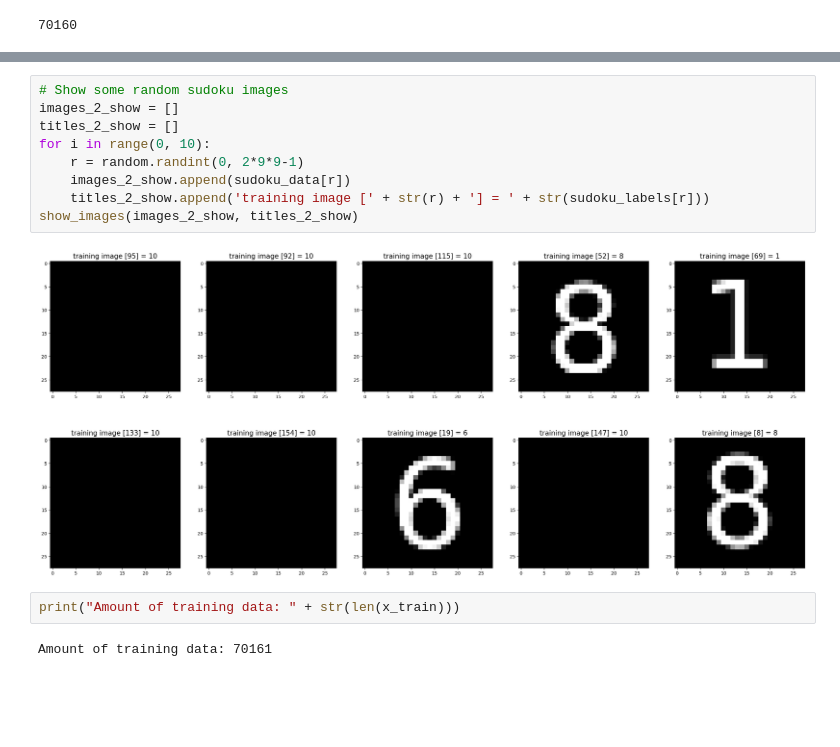
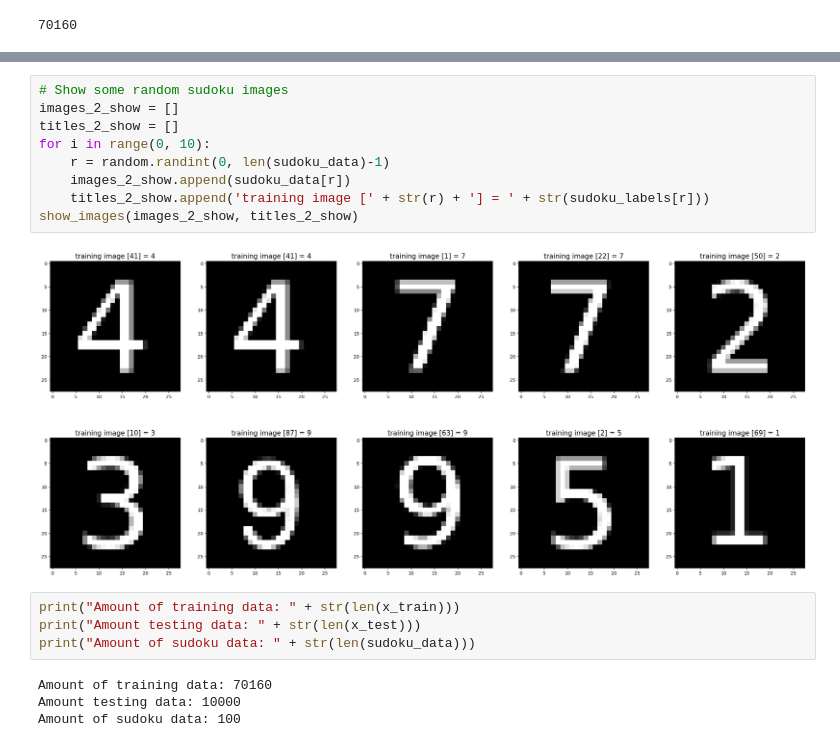
Before and after one commit to TijlJappens/NumberRecognition, a Jupyter notebook: NumberRecognitionTraining/Execution.ipynb, the cells around one changed output, grey strips where cells are left out. Drawn from its saved outputs; the diff is of its cells as text; blank space fills up the shorter version.

Commit message:
I replaced the amount of numbers detected with 10 (zero through 9). Now, to detect the empty, just use a different method.

```diff
--- a/NumberRecognitionTraining/Execution.ipynb
+++ b/NumberRecognitionTraining/Execution.ipynb
@@ -113,16 +142,20 @@ sudoku_labels=sudoku_labels+y2
 # %%
 # Show some random sudoku images
 images_2_show = []
 titles_2_show = []
 for i in range(0, 10):
-    r = random.randint(0, 2*9*9-1)
+    r = random.randint(0, len(sudoku_data)-1)
     images_2_show.append(sudoku_data[r])
     titles_2_show.append('training image [' + str(r) + '] = ' + str(sudoku_labels[r]))
 show_images(images_2_show, titles_2_show)
 # %% [output]
-[figure, old version]
+[figure, new version]
 # %%
 print("Amount of training data: " + str(len(x_train)))
+print("Amount testing data: " + str(len(x_test)))
+print("Amount of sudoku data: " + str(len(sudoku_data)))
 # %% [output]
-Amount of training data: 70161
+Amount of training data: 70160
+Amount testing data: 10000
+Amount of sudoku data: 100
 # %%
```
Also changed, not shown: parts of 9 cells of this notebook, 5 other files.
